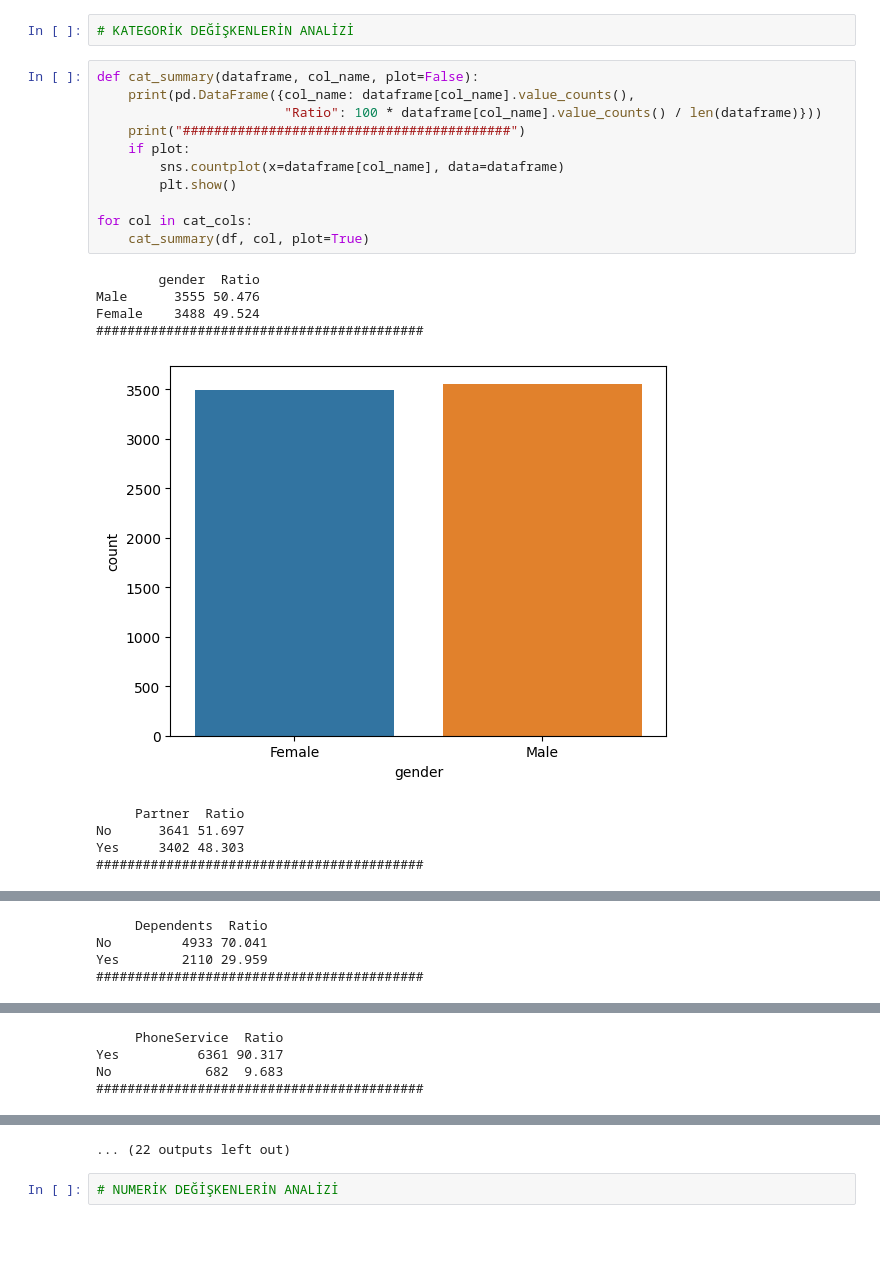
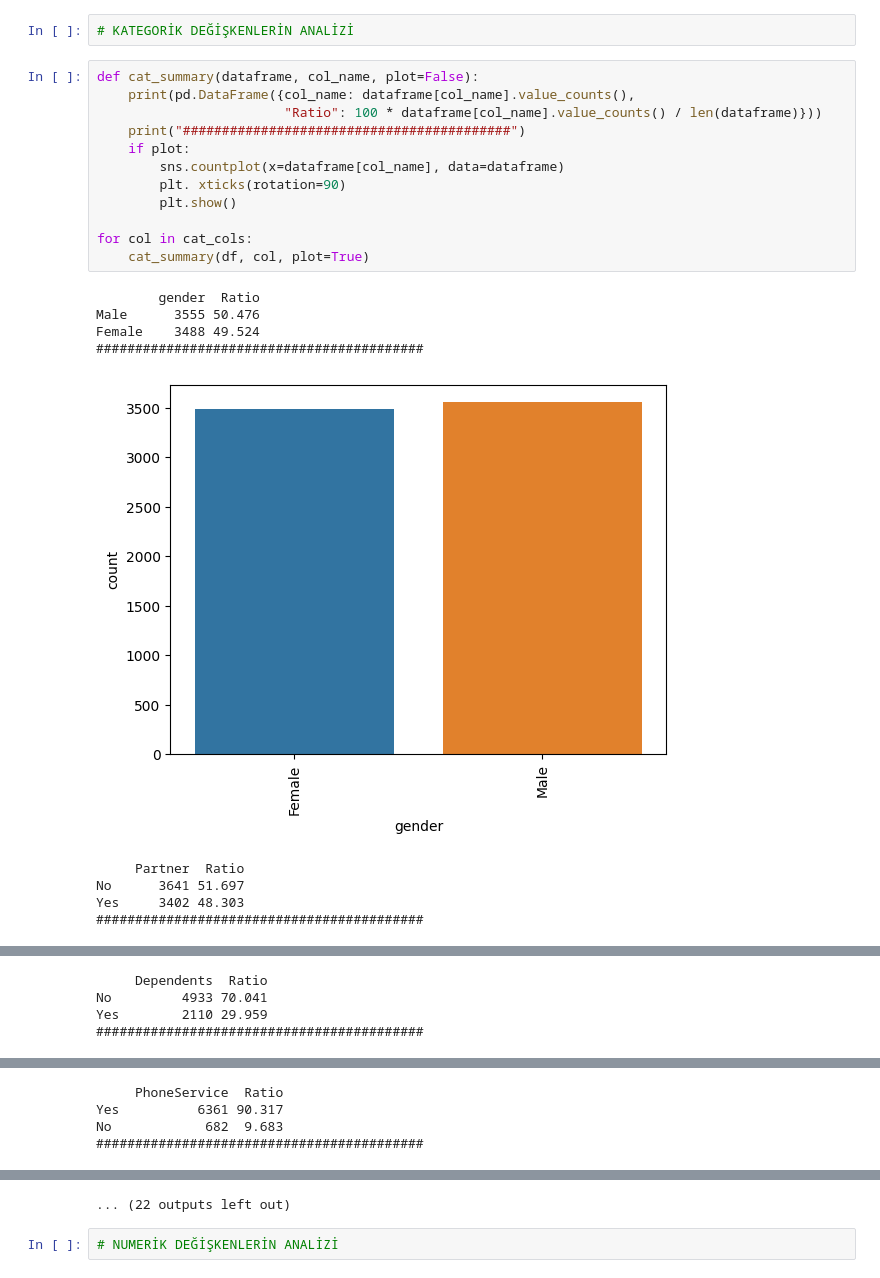
Before and after one commit to FehmiSerkanKazankaya/Miuul_Machine_Learning_Camp, a Jupyter notebook: Week-5/Telco Churn Prediction/main.ipynb, the cells around one changed output, grey strips where cells are left out. Saved outputs shown, nothing was run; the diff lists cells and outputs as text; blank space fills up the shorter version.

```diff
--- a/Week-5/Telco Churn Prediction/main.ipynb
+++ b/Week-5/Telco Churn Prediction/main.ipynb
@@ -200,20 +219,21 @@ num_but_cat: 2
 # %%
 def cat_summary(dataframe, col_name, plot=False):
     print(pd.DataFrame({col_name: dataframe[col_name].value_counts(),
                         "Ratio": 100 * dataframe[col_name].value_counts() / len(dataframe)}))
     print("##########################################")
     if plot:
         sns.countplot(x=dataframe[col_name], data=dataframe)
+        plt. xticks(rotation=90)
         plt.show()
 
 for col in cat_cols:
     cat_summary(df, col, plot=True)
 # %% [output]
         gender  Ratio
 Male      3555 50.476
 Female    3488 49.524
 ##########################################
-[figure, old version]
+[figure, new version]
      Partner  Ratio
 No      3641 51.697
 Yes     3402 48.303
```
Also changed, not shown: parts of 2 cells of this notebook.
